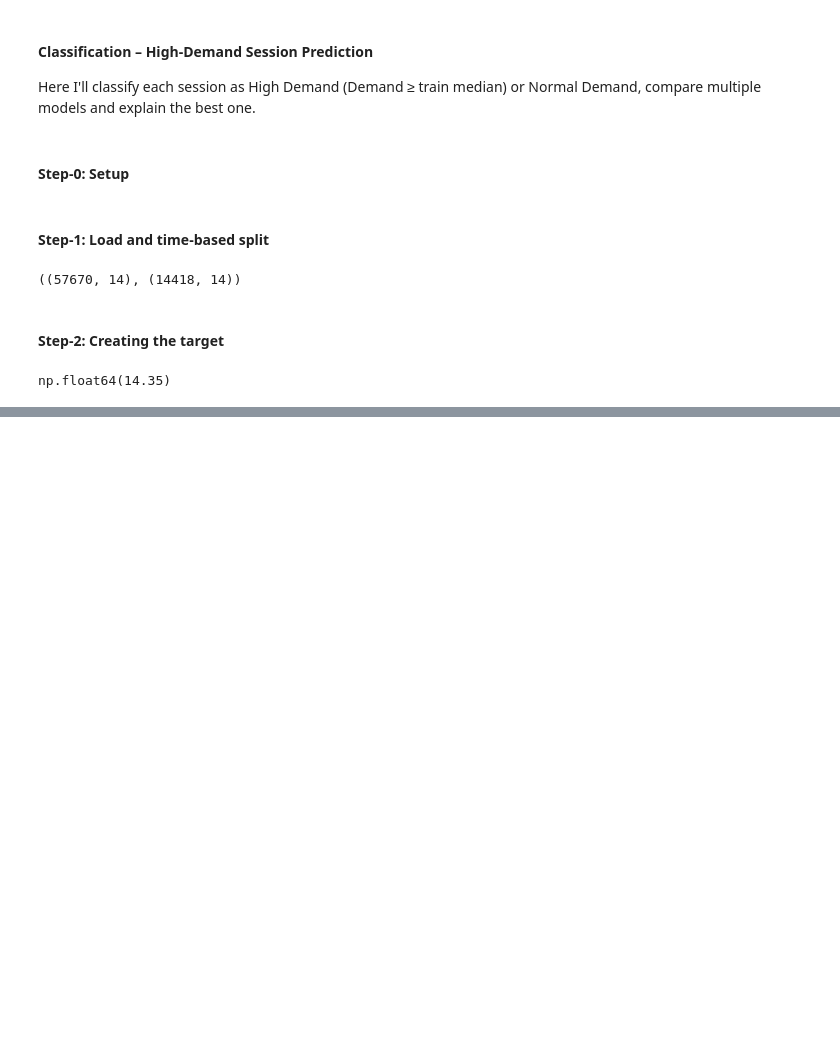
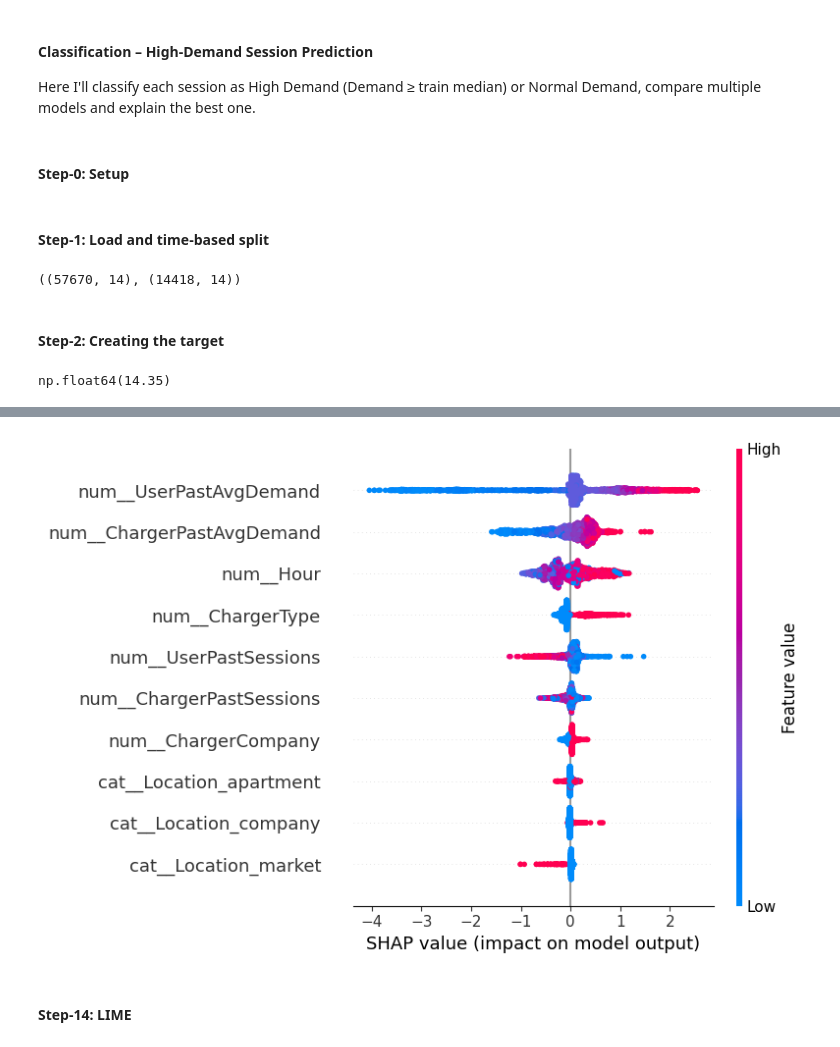
Before and after one commit to vishnu-kashyap-k/ev-charging-demand-prediction, a Jupyter notebook: notebooks/07_classification.ipynb, the cells around one changed output, grey strips where cells are left out. Drawn from its saved outputs; the diff is of its cells as text; code cells hidden in the pictures; blank space fills up the shorter version.

```diff
--- a/notebooks/07_classification.ipynb
+++ b/notebooks/07_classification.ipynb
@@ -54,0 +315,7 @@ np.float64(14.35)
+# %%
+# Direction and size of each feature's effect on predicting High Demand
+shap.summary_plot(shap_values, X_sample_df, max_display=10)
+# %% [output]
+[figure, added]
+# %% [markdown]
+#### Step-14: LIME
```
Also changed, not shown: parts of 46 cells of this notebook.
